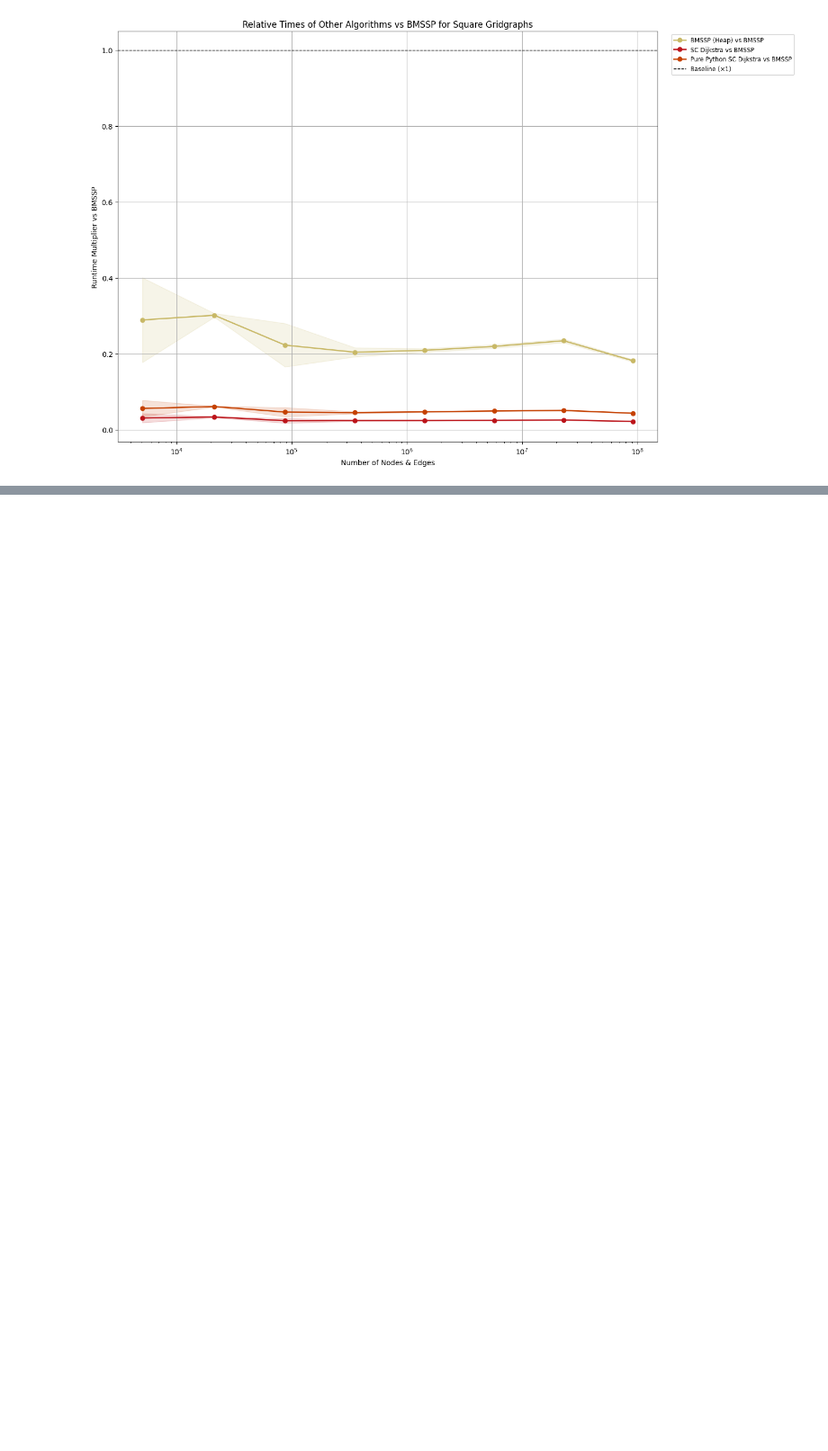
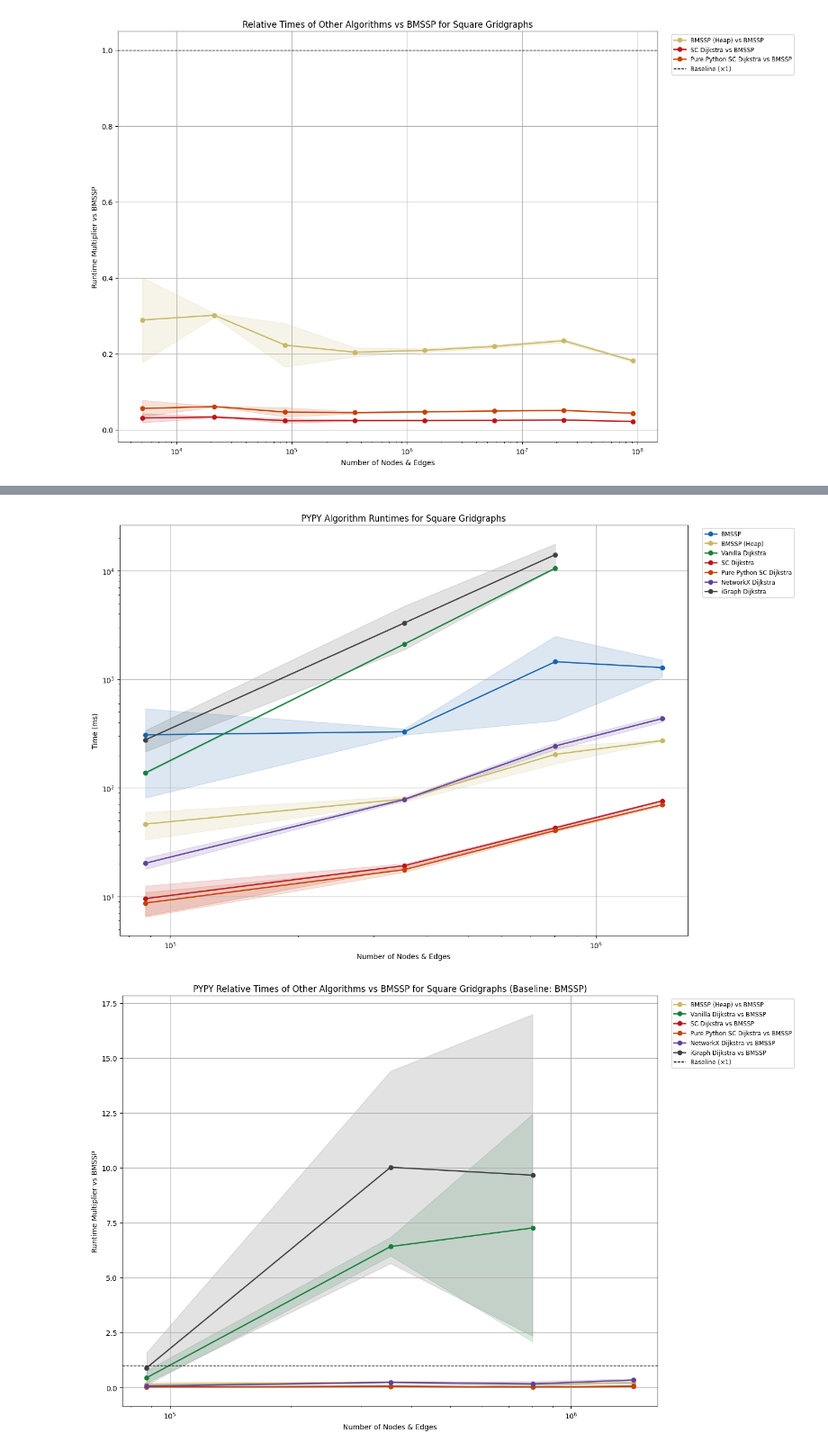
Before and after one commit to connor-makowski/bmsspy, a Jupyter notebook: benchmarking/charts.ipynb, the cells around one changed output, grey strips where cells are left out. Shown at 90% size. Cells and saved outputs as stored; diff of their text form; code cells hidden in the pictures; blank space fills up the shorter version.

```diff
--- a/benchmarking/charts.ipynb
+++ b/benchmarking/charts.ipynb
@@ -387,0 +394,11 @@ plot_with_crossover(x_vals, y_bmssp, y_purepy, a1, b1, a2, b2, x_crossover,
+# %%
+data = pamda.read_csv(filename="./outputs/pypy_algorithm_time_tests.csv")
+gridscale_data = pamda.read_csv(filename="./outputs/pypy_gridscale_time_tests.csv")
+# %%
+square_grid_data = [i for i in data if 'Square' in i['graph_name']]
+
+make_aggregated_graph(square_grid_data, "PYPY Algorithm Runtimes for Square Gridgraphs", scale="log")
+make_relative_performance_graph(square_grid_data, "PYPY Relative Times of Other Algorithms vs BMSSP for Square Gridgraphs (Baseline: BMSSP)", baseline_alg="bmssp_spantree_time_ms", scale="log")
+# %% [output]
+[figure, added]
+[figure, added]
```
Also changed, not shown: parts of 9 cells of this notebook, 4 other files.
